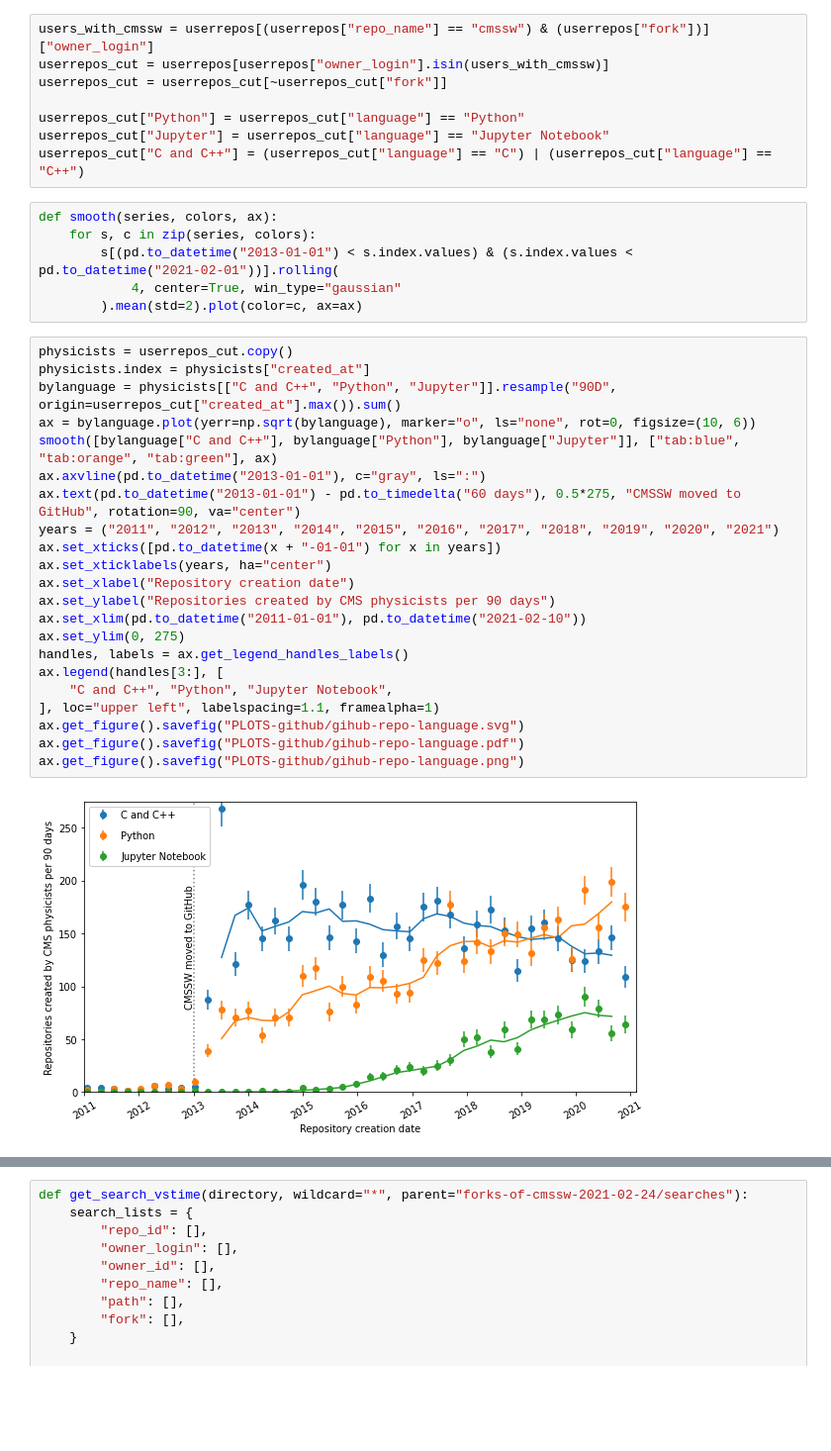
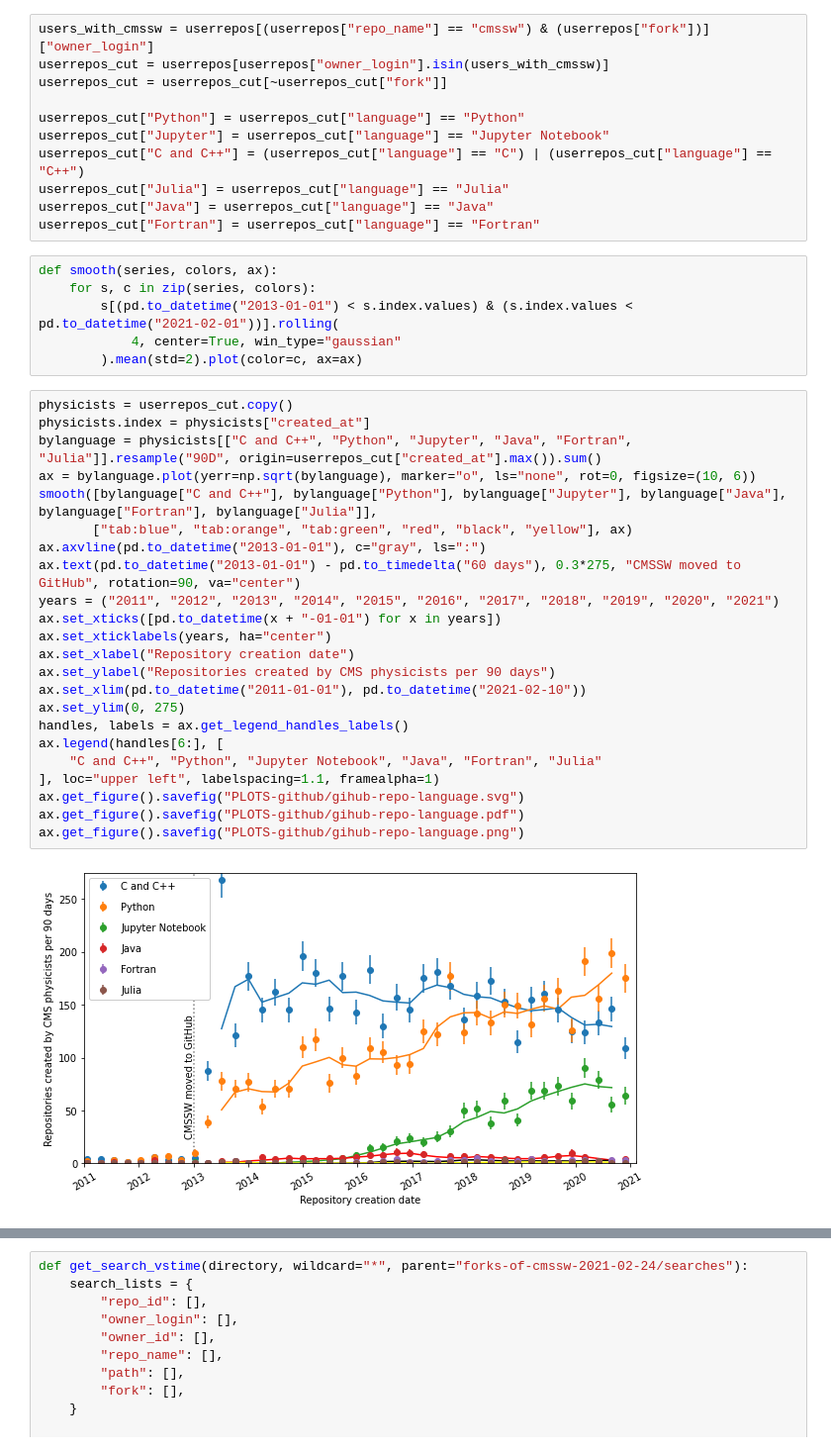
Before and after one commit to jpivarski-talks/2021-02-24-reload-statistics, a Jupyter notebook: analyze-github.ipynb, the cells around one changed output, grey strips where cells are left out. Shown at 99% size. Cells and saved outputs as stored; diff of their text form; blank space fills up the shorter version.

Commit message:
Added Java, Fortran, Julia to the language plots.

```diff
--- a/analyze-github.ipynb
+++ b/analyze-github.ipynb
@@ -74,6 +74,9 @@ userrepos_cut = userrepos_cut[~userrepos_cut["fork"]]
 userrepos_cut["Python"] = userrepos_cut["language"] == "Python"
 userrepos_cut["Jupyter"] = userrepos_cut["language"] == "Jupyter Notebook"
 userrepos_cut["C and C++"] = (userrepos_cut["language"] == "C") | (userrepos_cut["language"] == "C++")
+userrepos_cut["Julia"] = userrepos_cut["language"] == "Julia"
+userrepos_cut["Java"] = userrepos_cut["language"] == "Java"
+userrepos_cut["Fortran"] = userrepos_cut["language"] == "Fortran"
 # %%
 def smooth(series, colors, ax):
     for s, c in zip(series, colors):
@@ -83,27 +86,28 @@ def smooth(series, colors, ax):
 # %%
 physicists = userrepos_cut.copy()
 physicists.index = physicists["created_at"]
-bylanguage = physicists[["C and C++", "Python", "Jupyter"]].resample("90D", origin=userrepos_cut["created_at"].max()).sum()
+bylanguage = physicists[["C and C++", "Python", "Jupyter", "Java", "Fortran", "Julia"]].resample("90D", origin=userrepos_cut["created_at"].max()).sum()
 ax = bylanguage.plot(yerr=np.sqrt(bylanguage), marker="o", ls="none", rot=0, figsize=(10, 6))
-smooth([bylanguage["C and C++"], bylanguage["Python"], bylanguage["Jupyter"]], ["tab:blue", "tab:orange", "tab:green"], ax)
+smooth([bylanguage["C and C++"], bylanguage["Python"], bylanguage["Jupyter"], bylanguage["Java"], bylanguage["Fortran"], bylanguage["Julia"]],
+       ["tab:blue", "tab:orange", "tab:green", "red", "black", "yellow"], ax)
 ax.axvline(pd.to_datetime("2013-01-01"), c="gray", ls=":")
-ax.text(pd.to_datetime("2013-01-01") - pd.to_timedelta("60 days"), 0.5*275, "CMSSW moved to GitHub", rotation=90, va="center")
+ax.text(pd.to_datetime("2013-01-01") - pd.to_timedelta("60 days"), 0.3*275, "CMSSW moved to GitHub", rotation=90, va="center")
 years = ("2011", "2012", "2013", "2014", "2015", "2016", "2017", "2018", "2019", "2020", "2021")
 ax.set_xticks([pd.to_datetime(x + "-01-01") for x in years])
 ax.set_xticklabels(years, ha="center")
 ax.set_xlabel("Repository creation date")
 ax.set_ylabel("Repositories created by CMS physicists per 90 days")
 ax.set_xlim(pd.to_datetime("2011-01-01"), pd.to_datetime("2021-02-10"))
 ax.set_ylim(0, 275)
 handles, labels = ax.get_legend_handles_labels()
-ax.legend(handles[3:], [
-    "C and C++", "Python", "Jupyter Notebook",
+ax.legend(handles[6:], [
+    "C and C++", "Python", "Jupyter Notebook", "Java", "Fortran", "Julia"
 ], loc="upper left", labelspacing=1.1, framealpha=1)
 ax.get_figure().savefig("PLOTS-github/gihub-repo-language.svg")
 ax.get_figure().savefig("PLOTS-github/gihub-repo-language.pdf")
 ax.get_figure().savefig("PLOTS-github/gihub-repo-language.png")
 # %% [output]
-[figure, old version]
+[figure, new version]
 # %%
 userrepos_cut2 = userrepos[
     userrepos["owner_login"].isin(users_with_cmssw) &
```
Also changed, not shown: parts of 2 cells of this notebook, 2 other files.
